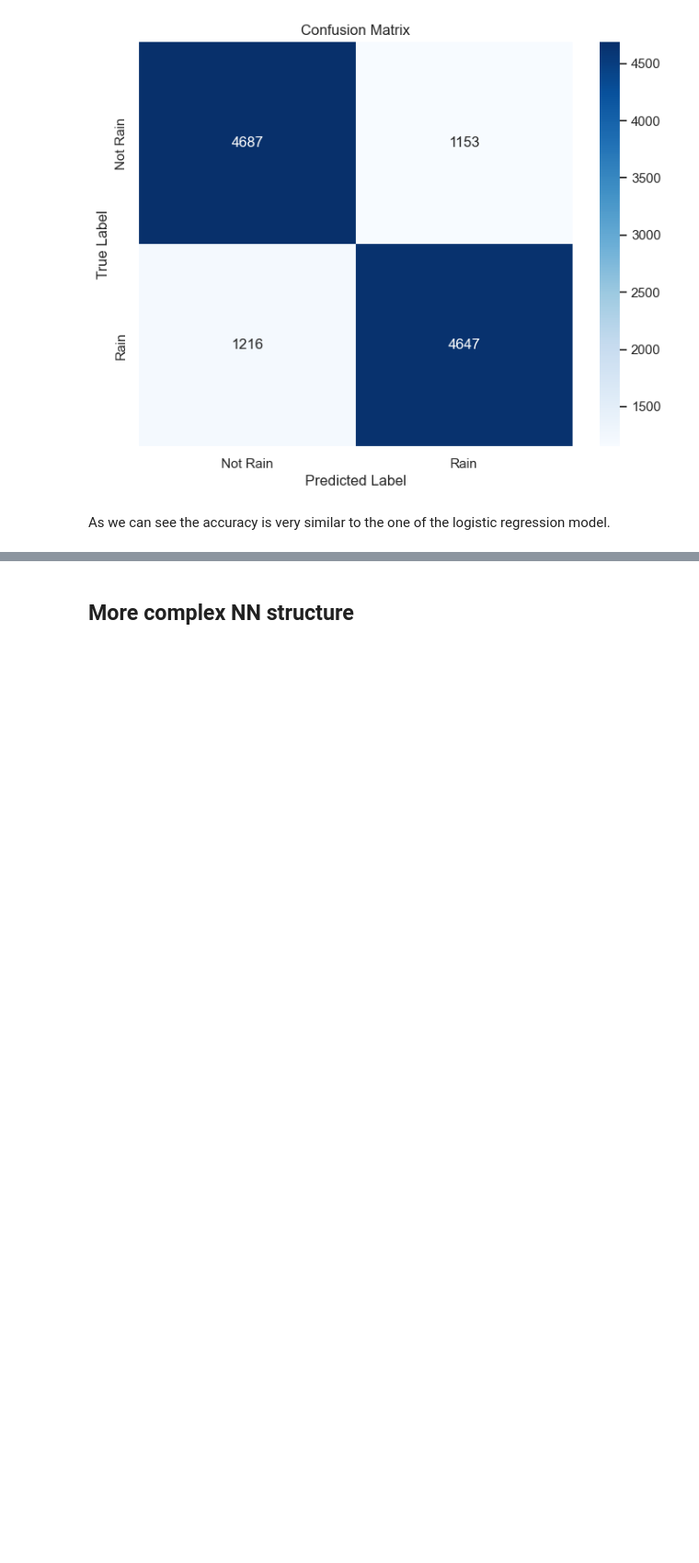
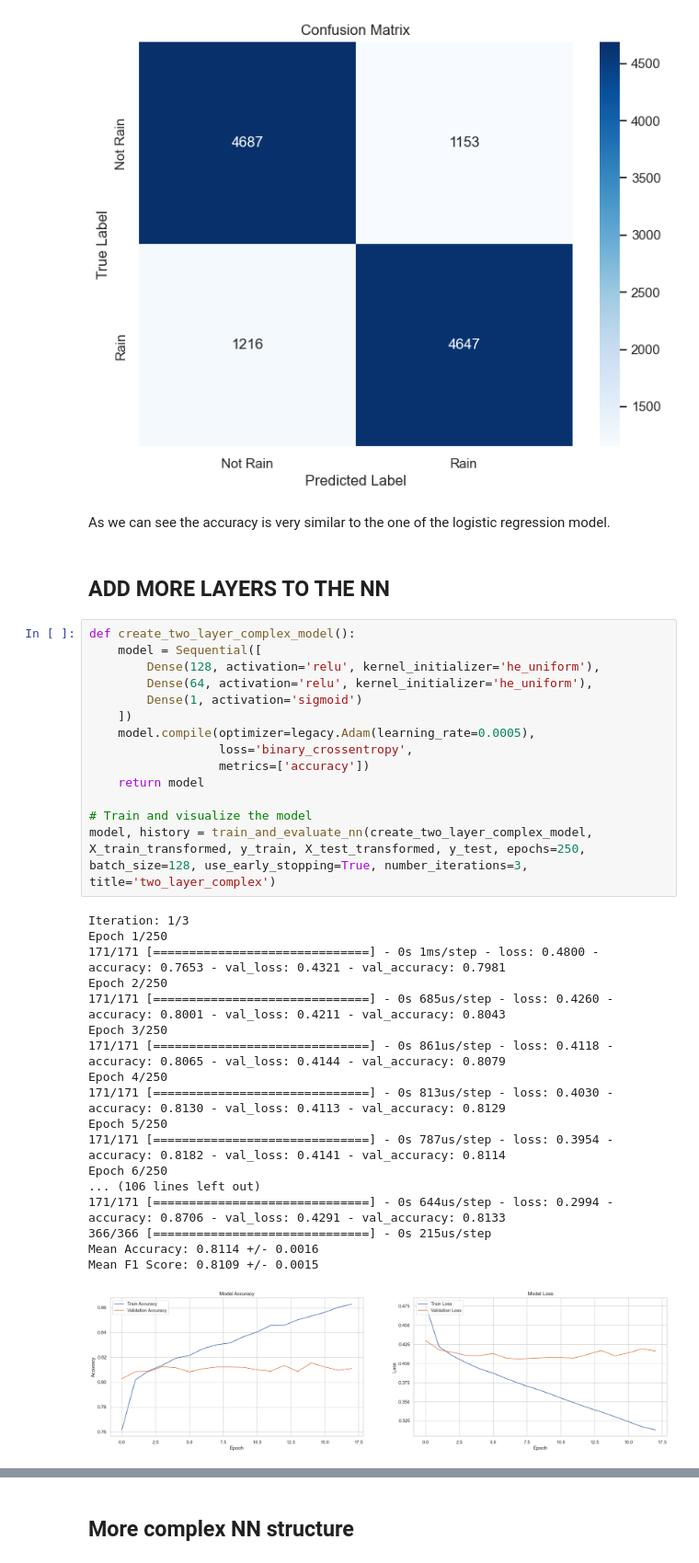
Before and after one commit to rogerbaiges/MLP-Model-Improvement-Project, a Jupyter notebook: src/MLP-baiges.ipynb, the cells around one changed output, grey strips where cells are left out. Shown at 92% size. Cells and saved outputs as stored; diff of their text form; blank space fills up the shorter version.

Commit message:
ADD two layers nn

```diff
--- a/src/MLP-baiges.ipynb
+++ b/src/MLP-baiges.ipynb
@@ -834,3 +834,38 @@ Mean F1 Score: 0.7963 +/- 0.0006
 [figure]
 # %% [markdown]
 As we can see the accuracy is very similar to the one of the logistic regression model.
+# %% [markdown]
+## ADD MORE LAYERS TO THE NN
+# %%
+def create_two_layer_complex_model():
+    model = Sequential([
+        Dense(128, activation='relu', kernel_initializer='he_uniform'),
+        Dense(64, activation='relu', kernel_initializer='he_uniform'),
+        Dense(1, activation='sigmoid')
+    ])
+    model.compile(optimizer=legacy.Adam(learning_rate=0.0005),
+                  loss='binary_crossentropy',
+                  metrics=['accuracy'])
+    return model
+
+# Train and visualize the model
+model, history = train_and_evaluate_nn(create_two_layer_complex_model, X_train_transformed, y_train, X_test_transformed, y_test, epochs=250, batch_size=128, use_early_stopping=True, number_iterations=3, title='two_layer_complex')
+# %% [output]
+Iteration: 1/3
+Epoch 1/250
+171/171 [==============================] - 0s 1ms/step - loss: 0.4800 - accuracy: 0.7653 - val_loss: 0.4321 - val_accuracy: 0.7981
+Epoch 2/250
+171/171 [==============================] - 0s 685us/step - loss: 0.4260 - accuracy: 0.8001 - val_loss: 0.4211 - val_accuracy: 0.8043
+Epoch 3/250
+171/171 [==============================] - 0s 861us/step - loss: 0.4118 - accuracy: 0.8065 - val_loss: 0.4144 - val_accuracy: 0.8079
+Epoch 4/250
+171/171 [==============================] - 0s 813us/step - loss: 0.4030 - accuracy: 0.8130 - val_loss: 0.4113 - val_accuracy: 0.8129
+Epoch 5/250
+171/171 [==============================] - 0s 787us/step - loss: 0.3954 - accuracy: 0.8182 - val_loss: 0.4141 - val_accuracy: 0.8114
+Epoch 6/250
+... (106 lines left out)
+171/171 [==============================] - 0s 644us/step - loss: 0.2994 - accuracy: 0.8706 - val_loss: 0.4291 - val_accuracy: 0.8133
+366/366 [==============================] - 0s 215us/step
+Mean Accuracy: 0.8114 +/- 0.0016
+Mean F1 Score: 0.8109 +/- 0.0015
+[figure, added]
```
Also changed, not shown: parts of 2 cells of this notebook, 2 other files.
